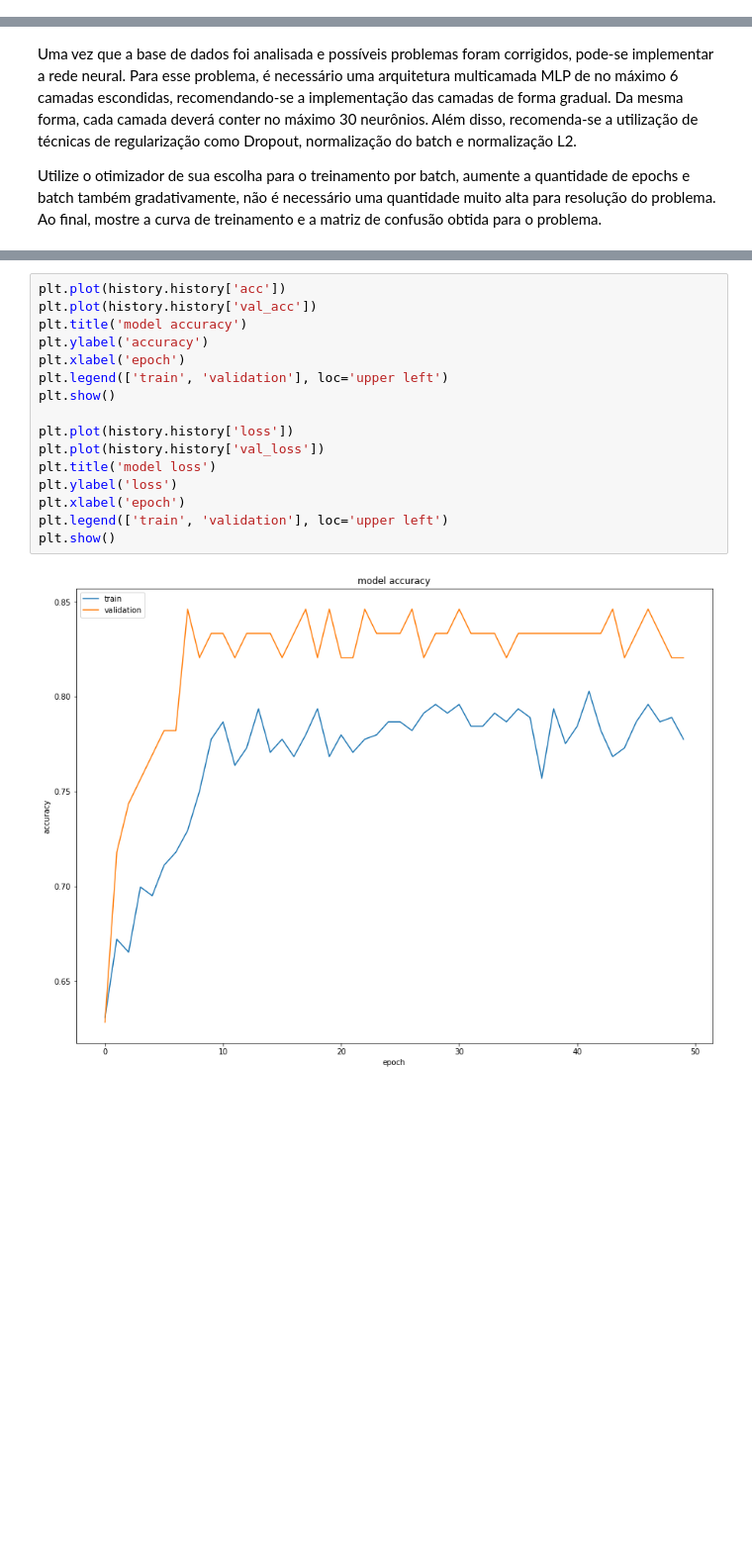
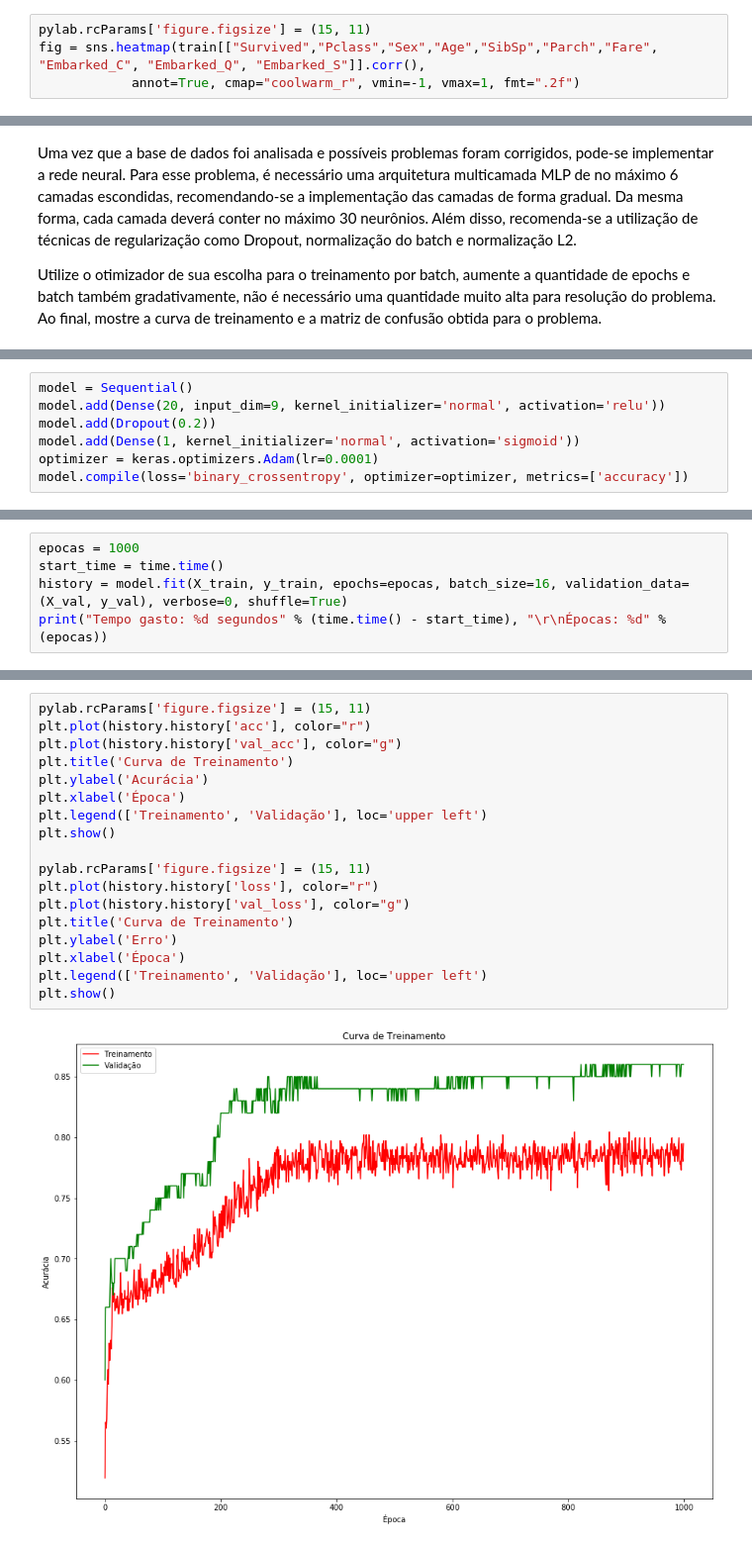
Before and after one commit to RenanGBarreto/neural-network-lib, a Jupyter notebook: notebooks/L2Q2-ManipulandoDados.ipynb, the cells around one changed output, grey strips where cells are left out. Shown at 99% size. Drawn from its saved outputs; the diff is of its cells as text; blank space fills up the shorter version.

```diff
--- a/notebooks/L2Q2-ManipulandoDados.ipynb
+++ b/notebooks/L2Q2-ManipulandoDados.ipynb
@@ -188,0 +251,4 @@ train.corr(method='pearson', min_periods=1)
+# %%
+pylab.rcParams['figure.figsize'] = (15, 11)
+fig = sns.heatmap(train[["Survived","Pclass","Sex","Age","SibSp","Parch","Fare", "Embarked_C", "Embarked_Q", "Embarked_S"]].corr(),
+            annot=True, cmap="coolwarm_r", vmin=-1, vmax=1, fmt=".2f")
@@ -246,0 +285,7 @@ Epoch 50/50
+# %%
+model = Sequential()
+model.add(Dense(20, input_dim=9, kernel_initializer='normal', activation='relu'))
+model.add(Dropout(0.2))
+model.add(Dense(1, kernel_initializer='normal', activation='sigmoid'))
+optimizer = keras.optimizers.Adam(lr=0.0001)
+model.compile(loss='binary_crossentropy', optimizer=optimizer, metrics=['accuracy'])
@@ -246,0 +294,5 @@ Epoch 50/50
+# %%
+epocas = 1000
+start_time = time.time()
+history = model.fit(X_train, y_train, epochs=epocas, batch_size=16, validation_data=(X_val, y_val), verbose=0, shuffle=True)
+print("Tempo gasto: %d segundos" % (time.time() - start_time), "\r\nÉpocas: %d" % (epocas))
@@ -247,18 +302,20 @@ Epoch 50/50
 # %%
-plt.plot(history.history['acc'])
-plt.plot(history.history['val_acc'])
-plt.title('model accuracy')
-plt.ylabel('accuracy')
-plt.xlabel('epoch')
-plt.legend(['train', 'validation'], loc='upper left')
+pylab.rcParams['figure.figsize'] = (15, 11)
+plt.plot(history.history['acc'], color="r")
+plt.plot(history.history['val_acc'], color="g")
+plt.title('Curva de Treinamento')
+plt.ylabel('Acurácia')
+plt.xlabel('Época')
+plt.legend(['Treinamento', 'Validação'], loc='upper left')
 plt.show()
 
-plt.plot(history.history['loss'])
-plt.plot(history.history['val_loss'])
-plt.title('model loss')
-plt.ylabel('loss')
-plt.xlabel('epoch')
-plt.legend(['train', 'validation'], loc='upper left')
+pylab.rcParams['figure.figsize'] = (15, 11)
+plt.plot(history.history['loss'], color="r")
+plt.plot(history.history['val_loss'], color="g")
+plt.title('Curva de Treinamento')
+plt.ylabel('Erro')
+plt.xlabel('Época')
+plt.legend(['Treinamento', 'Validação'], loc='upper left')
 plt.show()
 # %% [output]
-[figure, old version]
+[figure, new version]
```
Also changed, not shown: parts of 27 cells of this notebook, 5 other files.
